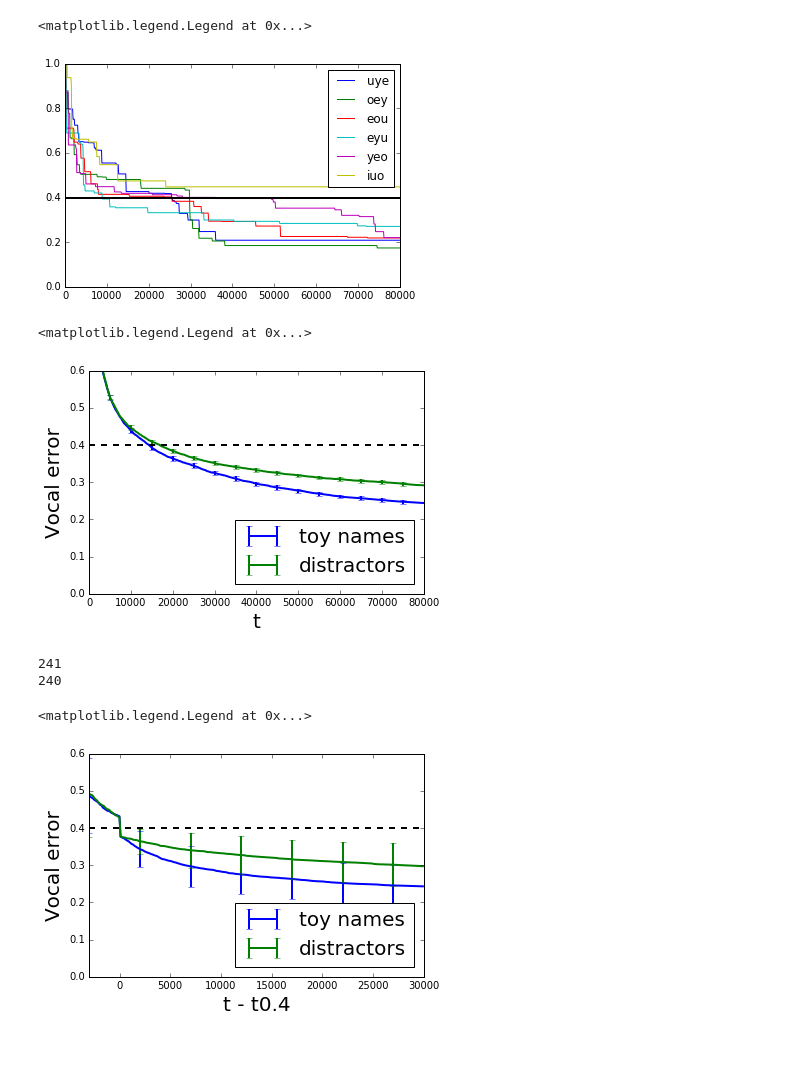
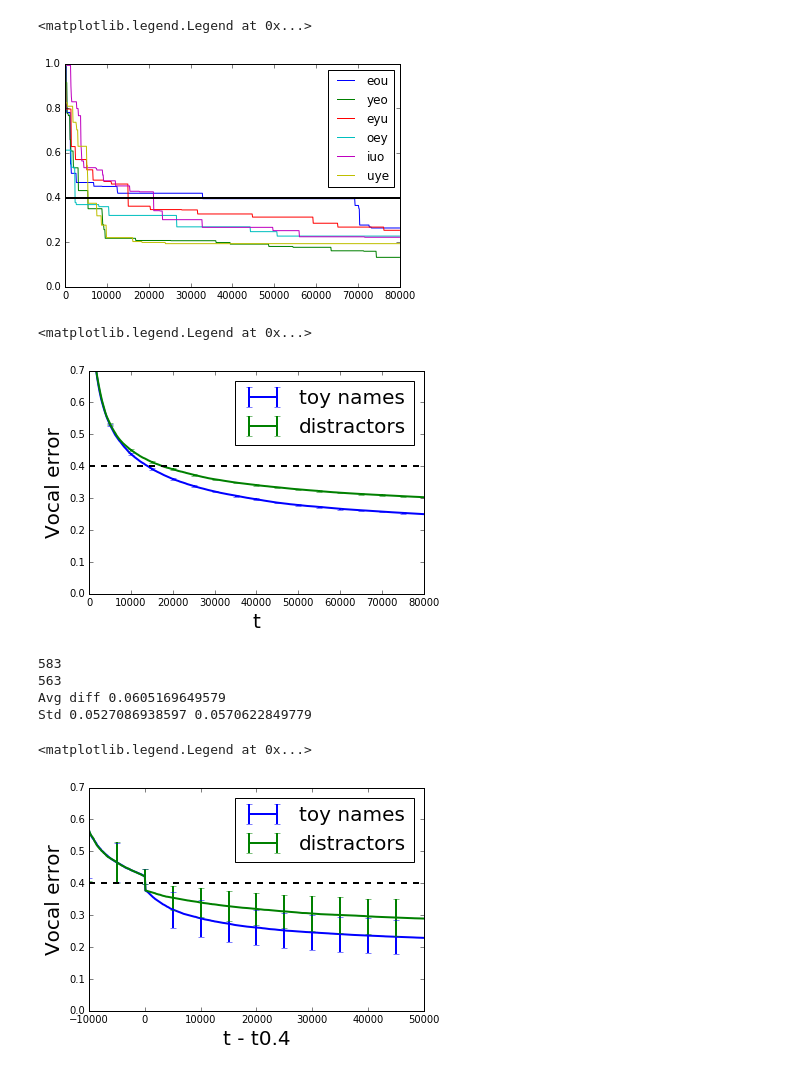
Before and after one commit to sebastien-forestier/CogSci2017, a Jupyter notebook: notebook/analysis_vocal.ipynb, the cells around one changed output. Saved outputs shown, nothing was run; the diff lists cells and outputs as text; code cells hidden in the pictures.

```diff
--- a/notebook/analysis_vocal.ipynb
+++ b/notebook/analysis_vocal.ipynb
@@ -4,7 +4,7 @@ import numpy as np
 import matplotlib.pyplot as plt
 
 # PARAMS
-log_dir = "/home/sforesti/avakas/scratch/sforestier001/logs/CogSci2017/2017-01-17_12-08-55-COGSCI"
+log_dir = "/home/sforesti/avakas/scratch/sforestier001/logs/CogSci2017/2017-01-17_19-32-17-EXPLO-0.5"
 
 
 filename = log_dir + '/results/vocal.pickle'
@@ -13,8 +13,7 @@ with open(filename, 'r') as f:
 # %%
 %matplotlib inline
 
-config_list = ["RMB"]
-n_trials = 100
+n_trials = 500
 n_iter = 80000
 iter_ds = 100
 trial_list = range(1,n_trials + 1)
@@ -33,18 +32,19 @@ plt.plot((0, n_iter), (0.4, 0.4), '-', lw=2)
 plt.legend()
 # %% [output]
 <matplotlib.legend.Legend at 0x...>
-[figure, old version]
+[figure, new version]
 # %%
 ee_list_s = []
 ee_list_ns = []
 
 for trial in trial_list:
-    human_sounds = data_vocal[config_name][trial]["human_sounds"]
-    for hs in human_sounds[:3]:
-        ee_list_s += [[data_vocal[config_name][trial]["errors"][i][hs] for i in range(n_iter/iter_ds)]]
+    if data_vocal[config_name][trial].has_key("human_sounds"):
+        human_sounds = data_vocal[config_name][trial]["human_sounds"]
+        for hs in human_sounds[:3]:
+            ee_list_s += [[data_vocal[config_name][trial]["errors"][i][hs] for i in range(n_iter/iter_ds)]]
 
-    for hs in human_sounds[3:]:
-        ee_list_ns += [[data_vocal[config_name][trial]["errors"][i][hs] for i in range(n_iter/iter_ds)]]
+        for hs in human_sounds[3:]:
+            ee_list_ns += [[data_vocal[config_name][trial]["errors"][i][hs] for i in range(n_iter/iter_ds)]]
 
 
 x = [iter_ds*i for i in range(n_iter/iter_ds)]
@@ -53,16 +53,16 @@ plt.errorbar(x, np.mean(ee_list_ns, axis=0)[:n_iter/iter_ds], np.std(ee_list_ns,
 
 plt.xlabel("t", fontsize=20)
 plt.ylabel("Vocal error", fontsize=20)
-plt.ylim([0, 0.6])
+plt.ylim([0, 0.7])
 plt.xlim([0, n_iter])
 plt.plot((0, n_iter), (0.4, 0.4), 'k--', lw=2)
-plt.legend(loc="lower right", fontsize=20)
+plt.legend(fontsize=20)
 # %% [output]
 <matplotlib.legend.Legend at 0x...>
-[figure, old version]
+[figure, new version]
 # %%
-ta = 300
-tb = 30
+ta = 500
+tb = 100
 var="std"
 
 import numpy as np
@@ -77,35 +77,40 @@ def synchro(ee_list):
     l = []
     for ee in ee_list:
         tl_ee = time_limit(ee)
         if tl_ee < n_iter/iter_ds-ta and tl_ee > tb:
             l += [ee[tl_ee-tb:tl_ee+ta]]
     return l
 
 
 ee_s_synchro = synchro(ee_list_s)
 ee_ns_synchro = synchro(ee_list_ns)
 
 print len(ee_s_synchro)
 print len(ee_ns_synchro)
 
 
 x = [iter_ds*(i - tb) for i in range(ta+tb)]
 
 if var == "std":
     plt.errorbar(x, np.mean(ee_s_synchro, axis=0), np.std(ee_s_synchro, axis=0), label="toy names", lw=2, errorevery=50)
     plt.errorbar(x, np.mean(ee_ns_synchro, axis=0), np.std(ee_ns_synchro, axis=0), label="distractors", lw=2, errorevery=50)
 elif var == "sem":
     plt.errorbar(x, np.mean(ee_s_synchro, axis=0), np.std(ee_s_synchro, axis=0)/np.sqrt(len(ee_s_synchro)), label="toy names", lw=2, errorevery=50)
     plt.errorbar(x, np.mean(ee_ns_synchro, axis=0), np.std(ee_ns_synchro, axis=0)/np.sqrt(len(ee_ns_synchro)), label="distractors", lw=2, errorevery=50)
 
+print "Avg diff", abs(np.mean(ee_s_synchro, axis=0)[-1] - np.mean(ee_ns_synchro, axis=0)[-1])
+print "Std", np.std(ee_s_synchro, axis=0)[-1], np.std(ee_ns_synchro, axis=0)[-1]
+
 plt.xlabel("t - t0.4", fontsize=20)
 plt.ylabel("Vocal error", fontsize=20)
-plt.ylim([0, 0.6])
+plt.ylim([0, 0.7])
 plt.xlim([-iter_ds*tb, iter_ds*ta])
 plt.plot((-iter_ds*tb, iter_ds*ta), (0.4, 0.4), 'k--', lw=2)
-plt.legend(loc="lower right", fontsize=20)
+plt.legend(fontsize=20)
 # %% [output]
-241
-240
+583
+563
+Avg diff 0.0605169649579
+Std 0.0527086938597 0.0570622849779
 <matplotlib.legend.Legend at 0x...>
-[figure, old version]
+[figure, new version]
```
Also changed, not shown: parts of 1 cell of this notebook, 3 other files.
